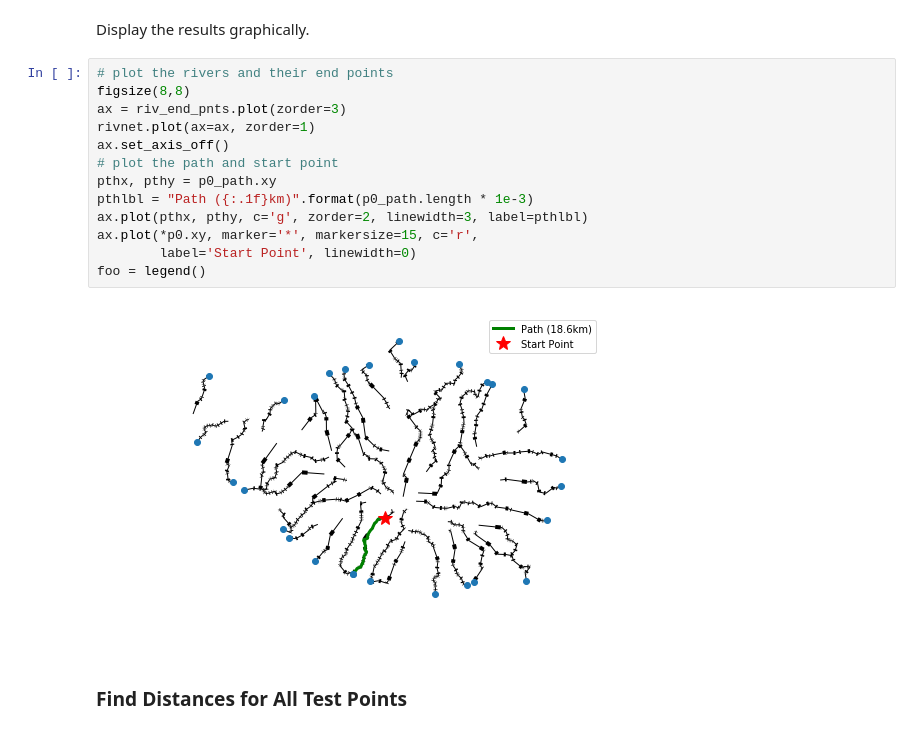
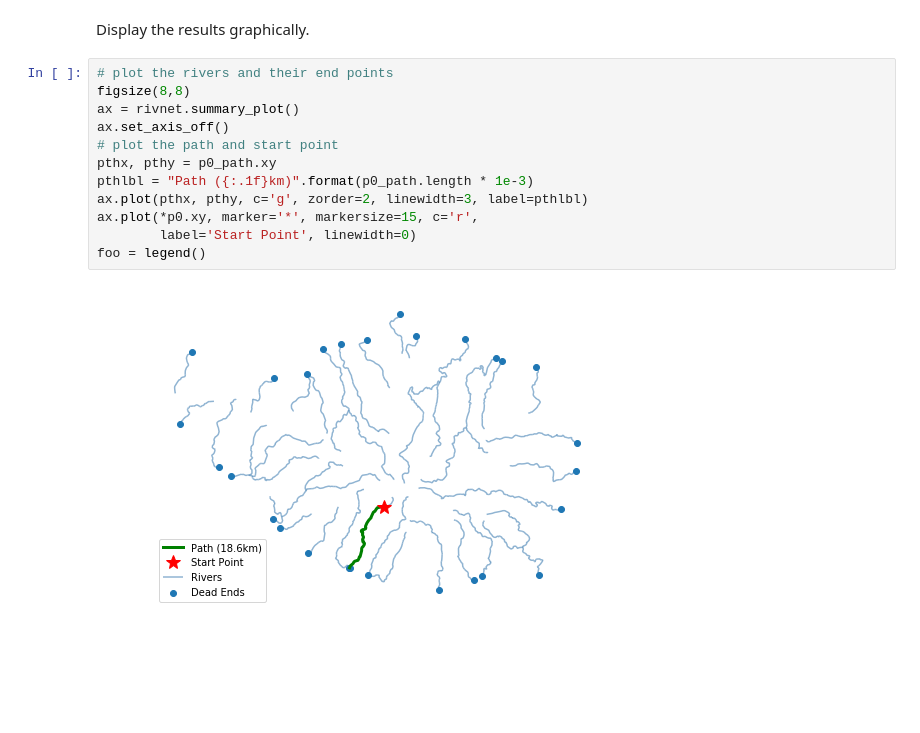
Before and after one commit to jkibele/pyriv, a Jupyter notebook: notebooks/MinimalDemo.ipynb, the cells around one changed output. Drawn from its saved outputs; the diff is of its cells as text; blank space fills up the shorter version.

Commit message:
Created RiverDist object, removed point_processor module.
Also added some plot methods for displaying RiverGraphs and RiverDist results.

```diff
--- a/notebooks/MinimalDemo.ipynb
+++ b/notebooks/MinimalDemo.ipynb
@@ -63,17 +71,14 @@ Display the results graphically.
 # %%
 # plot the rivers and their end points
 figsize(8,8)
-ax = riv_end_pnts.plot(zorder=3)
-rivnet.plot(ax=ax, zorder=1)
+ax = rivnet.summary_plot()
 ax.set_axis_off()
 # plot the path and start point
 pthx, pthy = p0_path.xy
 pthlbl = "Path ({:.1f}km)".format(p0_path.length * 1e-3)
 ax.plot(pthx, pthy, c='g', zorder=2, linewidth=3, label=pthlbl)
 ax.plot(*p0.xy, marker='*', markersize=15, c='r',
         label='Start Point', linewidth=0)
 foo = legend()
 # %% [output]
-[figure, old version]
+[figure, new version]
-# %% [markdown]
-### Find Distances for All Test Points
```
Also changed, not shown: parts of 9 cells of this notebook, 4 other files.
